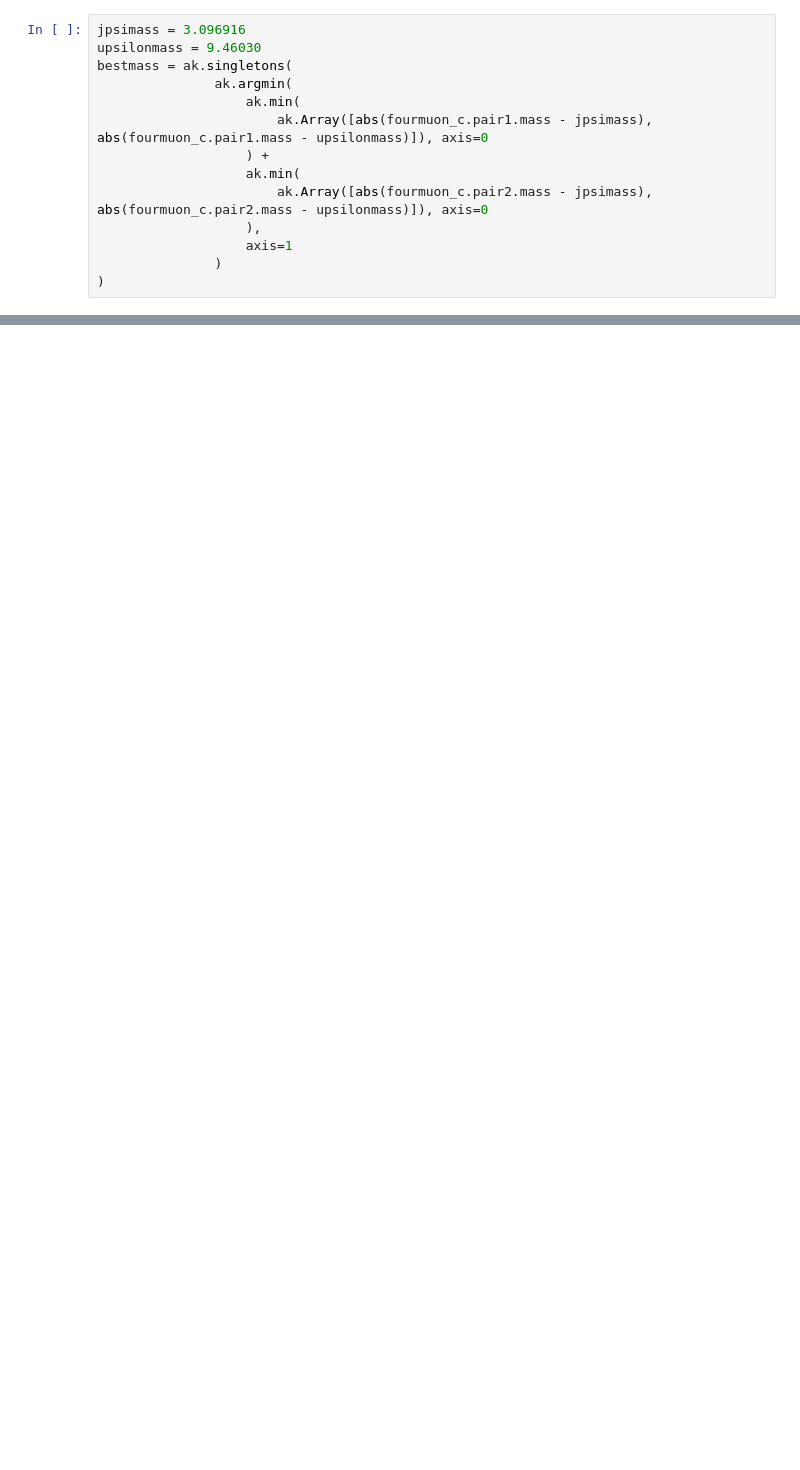
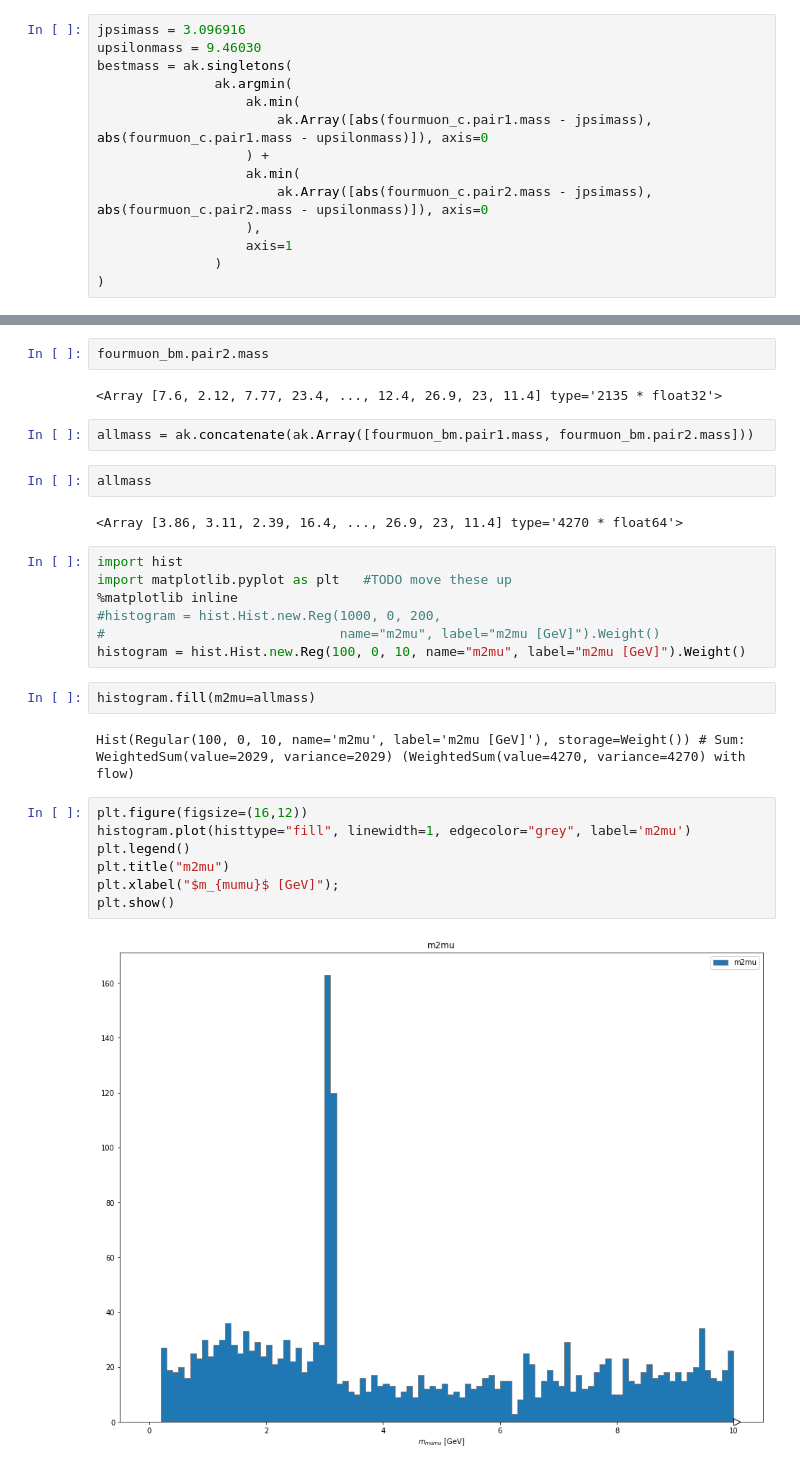
Before and after one commit to UKM-HEP/fyp2024, a Jupyter notebook: dimuon2bt.ipynb, the cells around one changed output, grey strips where cells are left out. Saved outputs shown, nothing was run; the diff lists cells and outputs as text; blank space fills up the shorter version.

```diff
--- a/dimuon2bt.ipynb
+++ b/dimuon2bt.ipynb
@@ -330,0 +378,30 @@ bestmass = ak.singletons(
+# %%
+fourmuon_bm.pair2.mass
+# %% [output]
+<Array [7.6, 2.12, 7.77, 23.4, ..., 12.4, 26.9, 23, 11.4] type='2135 * float32'>
+# %%
+allmass = ak.concatenate(ak.Array([fourmuon_bm.pair1.mass, fourmuon_bm.pair2.mass]))
+# %%
+allmass
+# %% [output]
+<Array [3.86, 3.11, 2.39, 16.4, ..., 26.9, 23, 11.4] type='4270 * float64'>
+# %%
+import hist
+import matplotlib.pyplot as plt   #TODO move these up
+%matplotlib inline
+#histogram = hist.Hist.new.Reg(1000, 0, 200,
+#                              name="m2mu", label="m2mu [GeV]").Weight()
+histogram = hist.Hist.new.Reg(100, 0, 10, name="m2mu", label="m2mu [GeV]").Weight()
+# %%
+histogram.fill(m2mu=allmass)
+# %% [output]
+Hist(Regular(100, 0, 10, name='m2mu', label='m2mu [GeV]'), storage=Weight()) # Sum: WeightedSum(value=2029, variance=2029) (WeightedSum(value=4270, variance=4270) with flow)
+# %%
+plt.figure(figsize=(16,12))
+histogram.plot(histtype="fill", linewidth=1, edgecolor="grey", label='m2mu')
+plt.legend()
+plt.title("m2mu")
+plt.xlabel("$m_{mumu}$ [GeV]");
+plt.show()
+# %% [output]
+[figure, added]
```
Also changed, not shown: parts of 23 cells of this notebook, 1 other file.
